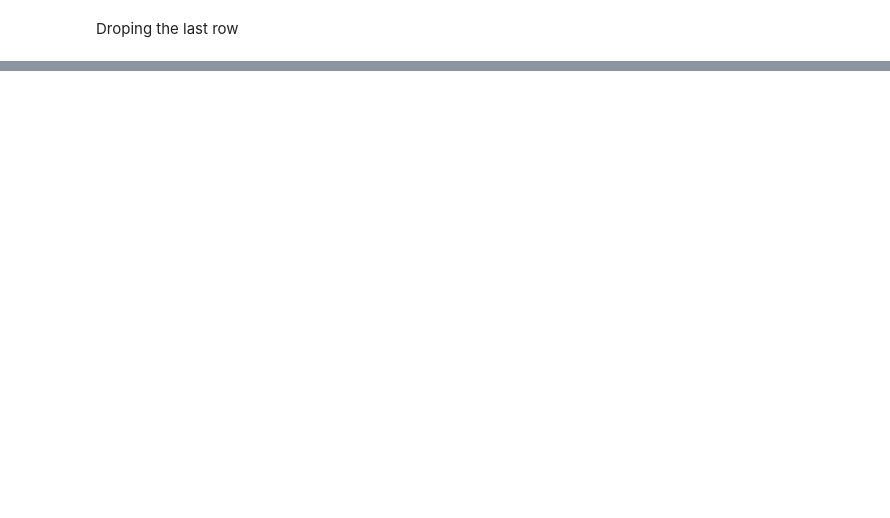
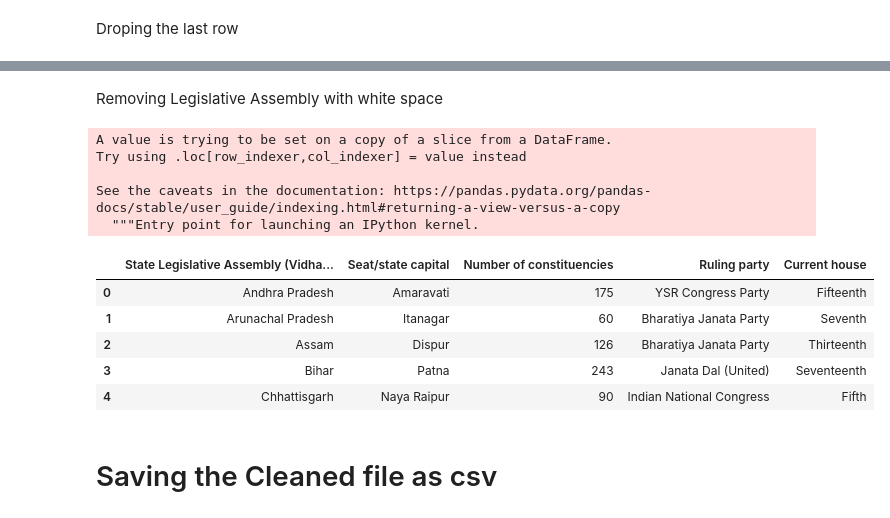
Before and after one commit to fakhruddin2012/Understanding-India, a Jupyter notebook: All about elections.ipynb, the cells around one changed output, grey strips where cells are left out. Saved outputs shown, nothing was run; the diff lists cells and outputs as text; code cells hidden in the pictures; blank space fills up the shorter version.

```diff
--- a/All about elections.ipynb
+++ b/All about elections.ipynb
@@ -78,3 +78,24 @@ df
 | 28 | Uttar Pradesh Legislative Assembly | Lucknow | 403 | Bharatiya Janata Party | Seventeenth |
 | 29 | Uttarakhand Legislative Assembly | Gairsain (summer) Dehradun (winter) | 70 | Bharatiya Janata Party | Fourth |
 | 30 | West Bengal Legislative Assembly | Kolkata | 294 | All India Trinamool Congress | Sixteenth |
+# %% [markdown]
+Removing Legislative Assembly with white space
+# %%
+df['State Legislative Assembly (Vidhan Sabha)']=df['State Legislative Assembly (Vidhan Sabha)'].replace(to_replace=r'Legislative Assembly', value=' ', regex=True)
+# %% [output]
+A value is trying to be set on a copy of a slice from a DataFrame.
+Try using .loc[row_indexer,col_indexer] = value instead
+
+See the caveats in the documentation: https://pandas.pydata.org/pandas-docs/stable/user_guide/indexing.html#returning-a-view-versus-a-copy
+  """Entry point for launching an IPython kernel.
+# %%
+df.head()
+# %% [output]
+|  | State Legislative Assembly (Vidha... | Seat/state capital | Number of constituencies | Ruling party | Current house |
+| 0 | Andhra Pradesh | Amaravati | 175 | YSR Congress Party | Fifteenth |
+| 1 | Arunachal Pradesh | Itanagar | 60 | Bharatiya Janata Party | Seventh |
+| 2 | Assam | Dispur | 126 | Bharatiya Janata Party | Thirteenth |
+| 3 | Bihar | Patna | 243 | Janata Dal (United) | Seventeenth |
+| 4 | Chhattisgarh | Naya Raipur | 90 | Indian National Congress | Fifth |
+# %% [markdown]
+# Saving the Cleaned file as csv
```
Also changed, not shown: parts of 1 cell of this notebook, 1 other file.
